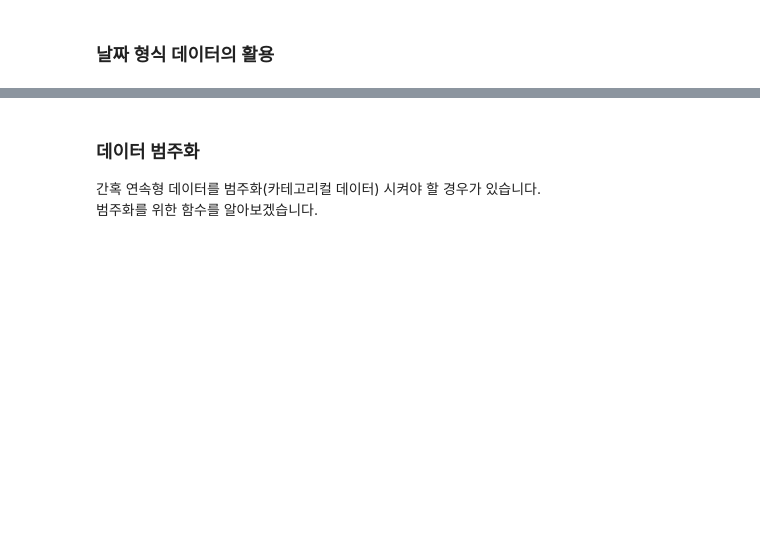
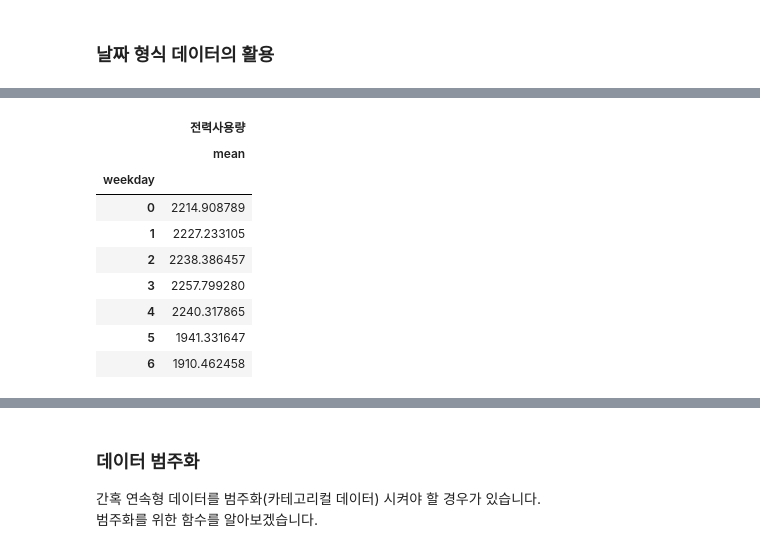
Before and after one commit to overgroove/samsung_ML, a Jupyter notebook: 03_package_pandas.ipynb, the cells around one changed output, grey strips where cells are left out. Saved outputs shown, nothing was run; the diff lists cells and outputs as text; code cells hidden in the pictures; blank space fills up the shorter version.

```diff
--- a/03_package_pandas.ipynb
+++ b/03_package_pandas.ipynb
@@ -969,0 +1134,13 @@ df['화씨'] = df['기온'].apply(make_f)
+# %%
+df.groupby('weekday').agg({'전력사용량':['mean']})
+# %% [output]
+|  | 전력사용량 |
+|  | mean |
+| weekday |  |
+| 0 | 2214.908789 |
+| 1 | 2227.233105 |
+| 2 | 2238.386457 |
+| 3 | 2257.799280 |
+| 4 | 2240.317865 |
+| 5 | 1941.331647 |
+| 6 | 1910.462458 |
```
Also changed, not shown: parts of 28 cells of this notebook.
